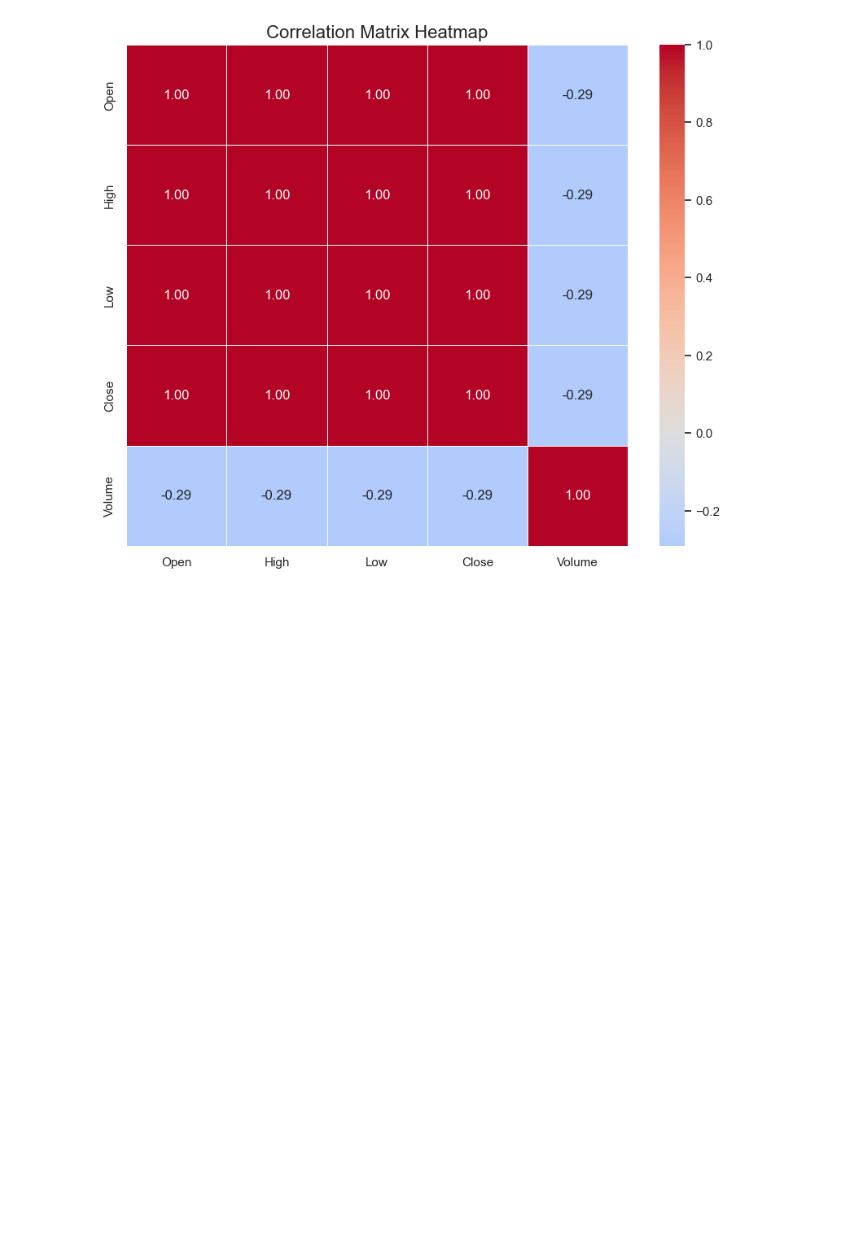
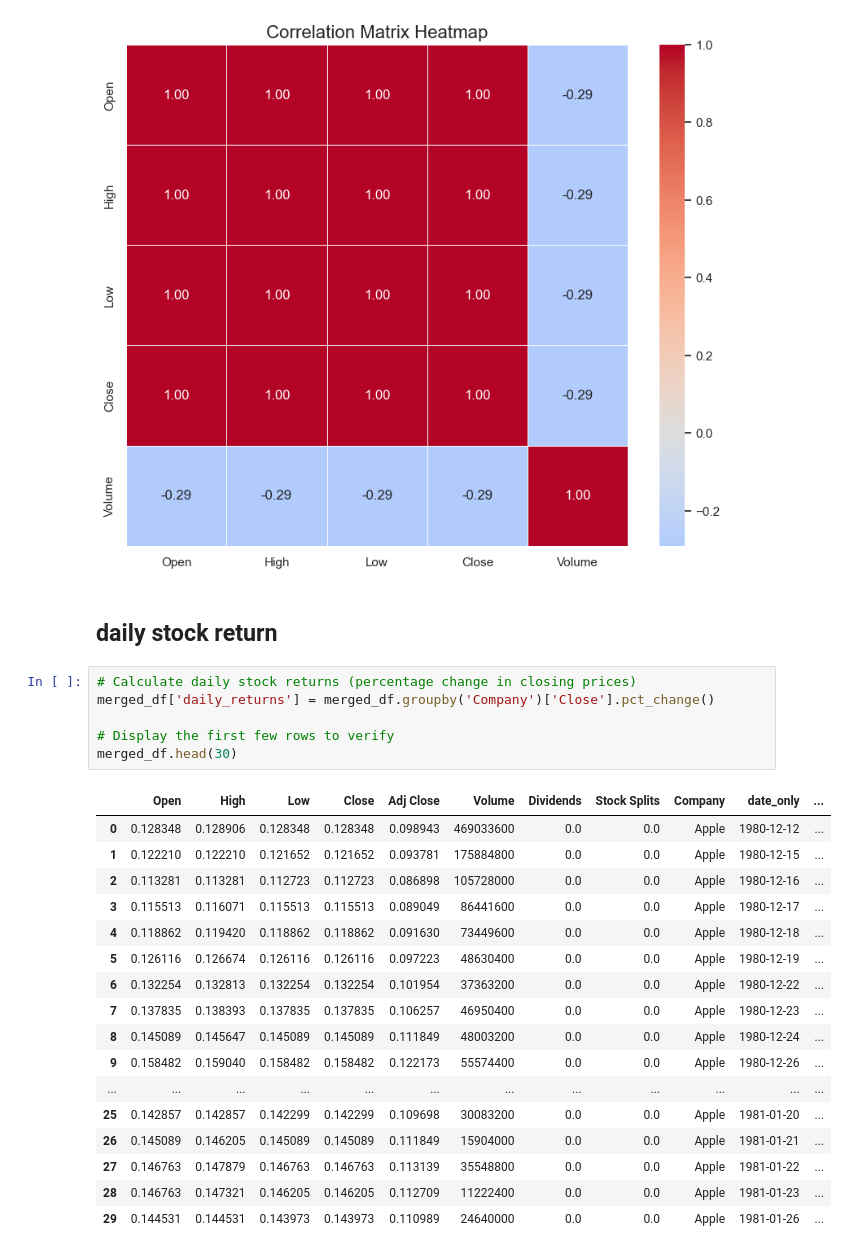
Before and after one commit to Alpha-Mintamir/Financial-News-Sentiment-Stock-Market-Analysis, a Jupyter notebook: notebooks/sentiment_analysis and correlation.ipynb, the cells around one changed output. Drawn from its saved outputs; the diff is of its cells as text; blank space fills up the shorter version.

```diff
--- a/notebooks/sentiment_analysis and correlation.ipynb
+++ b/notebooks/sentiment_analysis and correlation.ipynb
@@ -233,3 +249,29 @@ Columns in DataFrame: Index(['Open', 'High', 'Low', 'Close', 'Adj Close', 'Volum
        'Stock Splits', 'Company', 'date_only', 'time_only'],
       dtype='object')
 [figure]
+# %% [markdown]
+## daily stock return
+# %%
+# Calculate daily stock returns (percentage change in closing prices)
+merged_df['daily_returns'] = merged_df.groupby('Company')['Close'].pct_change()
+
+# Display the first few rows to verify
+merged_df.head(30)
+# %% [output]
+|  | Open | High | Low | Close | Adj Close | Volume | Dividends | Stock Splits | Company | date_only | ... |
+| 0 | 0.128348 | 0.128906 | 0.128348 | 0.128348 | 0.098943 | 469033600 | 0.0 | 0.0 | Apple | 1980-12-12 | ... |
+| 1 | 0.122210 | 0.122210 | 0.121652 | 0.121652 | 0.093781 | 175884800 | 0.0 | 0.0 | Apple | 1980-12-15 | ... |
+| 2 | 0.113281 | 0.113281 | 0.112723 | 0.112723 | 0.086898 | 105728000 | 0.0 | 0.0 | Apple | 1980-12-16 | ... |
+| 3 | 0.115513 | 0.116071 | 0.115513 | 0.115513 | 0.089049 | 86441600 | 0.0 | 0.0 | Apple | 1980-12-17 | ... |
+| 4 | 0.118862 | 0.119420 | 0.118862 | 0.118862 | 0.091630 | 73449600 | 0.0 | 0.0 | Apple | 1980-12-18 | ... |
+| 5 | 0.126116 | 0.126674 | 0.126116 | 0.126116 | 0.097223 | 48630400 | 0.0 | 0.0 | Apple | 1980-12-19 | ... |
+| 6 | 0.132254 | 0.132813 | 0.132254 | 0.132254 | 0.101954 | 37363200 | 0.0 | 0.0 | Apple | 1980-12-22 | ... |
+| 7 | 0.137835 | 0.138393 | 0.137835 | 0.137835 | 0.106257 | 46950400 | 0.0 | 0.0 | Apple | 1980-12-23 | ... |
+| 8 | 0.145089 | 0.145647 | 0.145089 | 0.145089 | 0.111849 | 48003200 | 0.0 | 0.0 | Apple | 1980-12-24 | ... |
+| 9 | 0.158482 | 0.159040 | 0.158482 | 0.158482 | 0.122173 | 55574400 | 0.0 | 0.0 | Apple | 1980-12-26 | ... |
+| ... | ... | ... | ... | ... | ... | ... | ... | ... | ... | ... | ... |
+| 25 | 0.142857 | 0.142857 | 0.142299 | 0.142299 | 0.109698 | 30083200 | 0.0 | 0.0 | Apple | 1981-01-20 | ... |
+| 26 | 0.145089 | 0.146205 | 0.145089 | 0.145089 | 0.111849 | 15904000 | 0.0 | 0.0 | Apple | 1981-01-21 | ... |
+| 27 | 0.146763 | 0.147879 | 0.146763 | 0.146763 | 0.113139 | 35548800 | 0.0 | 0.0 | Apple | 1981-01-22 | ... |
+| 28 | 0.146763 | 0.147321 | 0.146205 | 0.146205 | 0.112709 | 11222400 | 0.0 | 0.0 | Apple | 1981-01-23 | ... |
+| 29 | 0.144531 | 0.144531 | 0.143973 | 0.143973 | 0.110989 | 24640000 | 0.0 | 0.0 | Apple | 1981-01-26 | ... |
```
Also changed, not shown: parts of 8 cells of this notebook.
